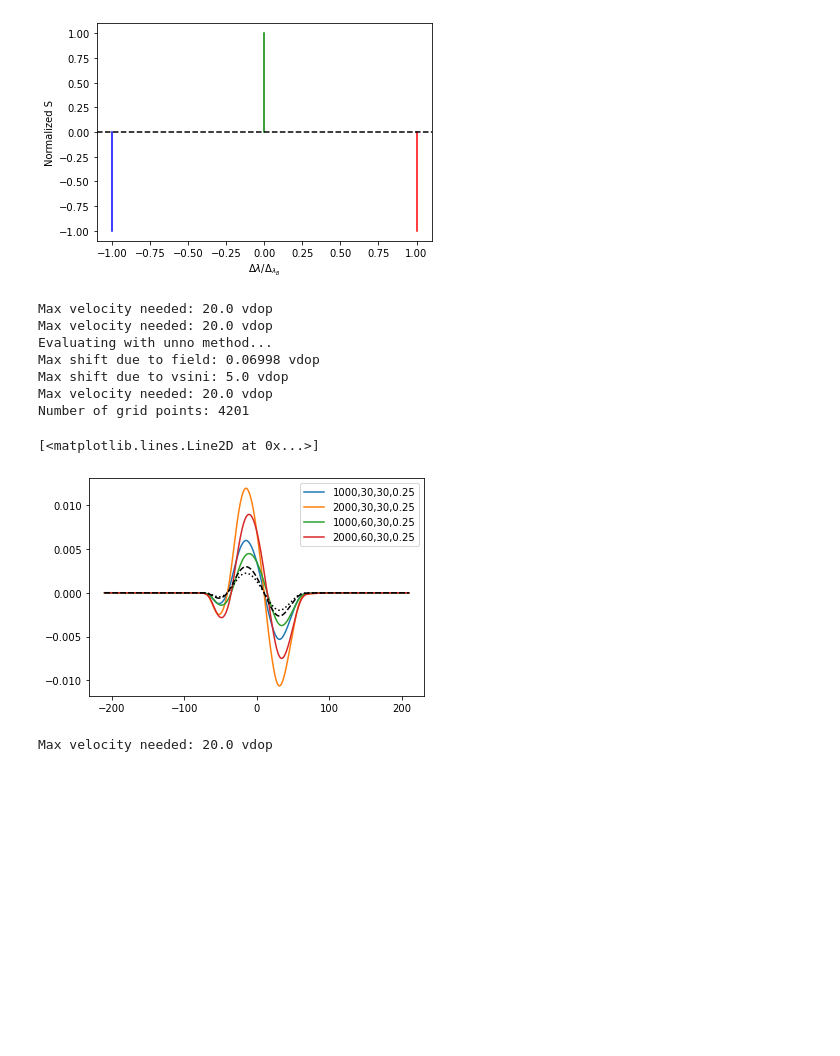
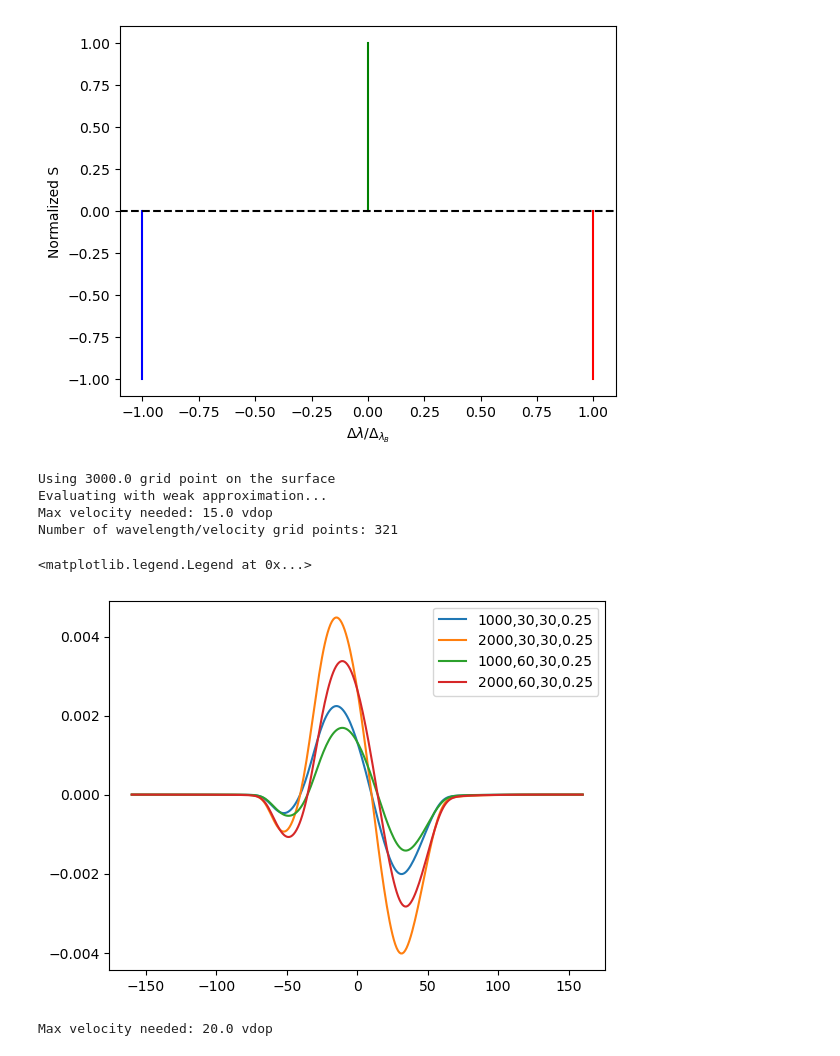
Before and after one commit to veropetit/pyRaven, a Jupyter notebook: Test_loop.ipynb, the cells around one changed output. Drawn from its saved outputs; the diff is of its cells as text; code cells hidden in the pictures; blank space fills up the shorter version.

Commit message:
Update Test_loop notebook
Also added test LSD profile data.

```diff
--- a/Test_loop.ipynb
+++ b/Test_loop.ipynb
@@ -17,39 +38,39 @@ genparam = {
     'av':0.05,             # the damping coefficient of the Voigt profile
     'bnu':1.5,             # the slope of the source function with respect to vertical optical depth
     'logkappa':0.98,          # the line strength parameter
-    'ndop':int(100),       # the number of sample point per doppler width for the wavelength array
-    'Bpole':1000,
+    'ndop':int(10)       # the number of sample point per doppler width for the wavelength array
+    'Bpole':1000, #not necessary for loop
     'incl':30*np.pi/180, #not necessary for loop
     'beta':30*np.pi/180, #not necessary for loop
     'phase':90*np.pi/180 #not necessary for loop
   }
 
 unnoparam = {
     'down':[0, 0, 0],   # the s, j, l of the lower level
     'up':[0, 1, 1],    # the s, j, l of the upper level
     }
 
 weakparam = {
         'geff':1.0
     }
 
 gridparam = {
         'Bgrid': np.array([1000, 2000]),
         'igrid': np.array([30,60]),
         'betagrid':np.array([30]),
         'phasegrid':np.array([90])
         }
 
 param={'general' : genparam,
        'weak' : weakparam,
        'grid' : gridparam,
        'unno': unnoparam # no necessary for loop
        }
 
 pat = rav.pattern.zeeman_pattern(unnoparam['down'], unnoparam['up'])
 rav.pattern.plot_zeeman_pattern(pat)
 # %% [output]
-[figure, old version]
+[figure, new version]
 # %%
 fig, ax = plt.subplots(1,1)
 
@@ -57,20 +78,17 @@ rav.loop.loop(param, Packet, ax)
 
 ax.legend(loc=0)
 
-model, ROT, LOS, MAG = rav.diskint.numerical(param, False)
-ax.plot(model['vel'], model['V'], ls='--', c='k')
-model, ROT, LOS, MAG = rav.diskint.numerical(param, True)
-ax.plot(model['vel'], model['V'], ls='dotted', c='k')
+#model, ROT, LOS, MAG = rav.diskint.numerical(param, False)
+#ax.plot(model['vel'], model['V'], ls='--', c='k')
+#model, ROT, LOS, MAG = rav.diskint.numerical(param, True)
+#ax.plot(model['vel'], model['V'], ls='dotted', c='k')
 # %% [output]
-Max velocity needed: 20.0 vdop
-Max velocity needed: 20.0 vdop
-Evaluating with unno method...
-Max shift due to field: 0.06998 vdop
-Max shift due to vsini: 5.0 vdop
-Max velocity needed: 20.0 vdop
-Number of grid points: 4201
+Using 3000.0 grid point on the surface
+Evaluating with weak approximation...
+Max velocity needed: 15.0 vdop
+Number of wavelength/velocity grid points: 321
-[<matplotlib.lines.Line2D at 0x...>]
+<matplotlib.legend.Legend at 0x...>
-[figure, old version]
+[figure, new version]
 # %%
 model = rav.diskint.numerical(param, False)
 # %% [output]
```
Also changed, not shown: parts of 10 cells of this notebook, 6 other files.
